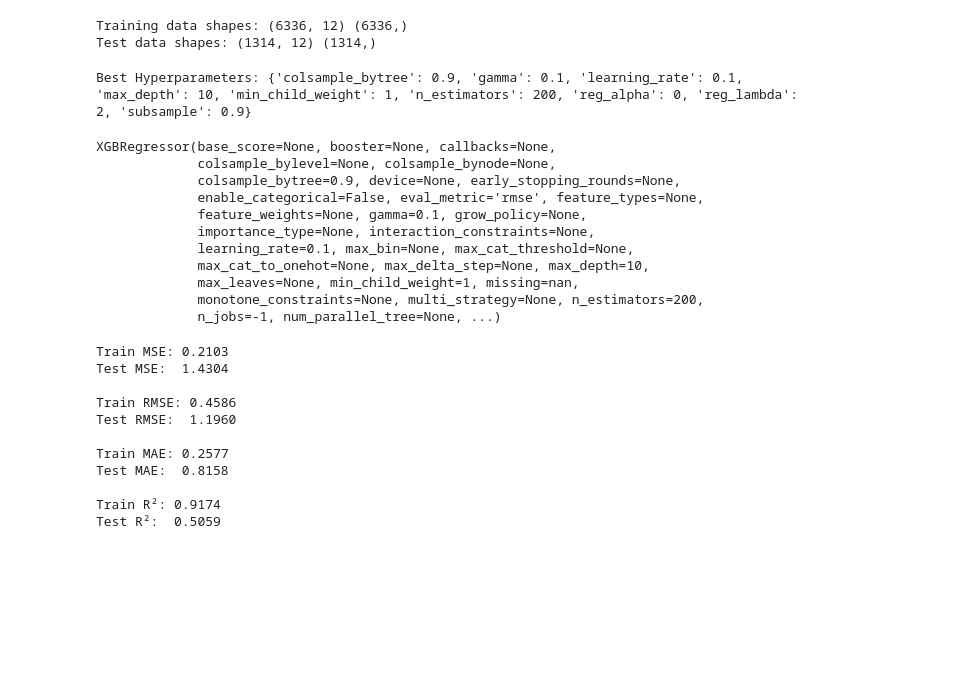
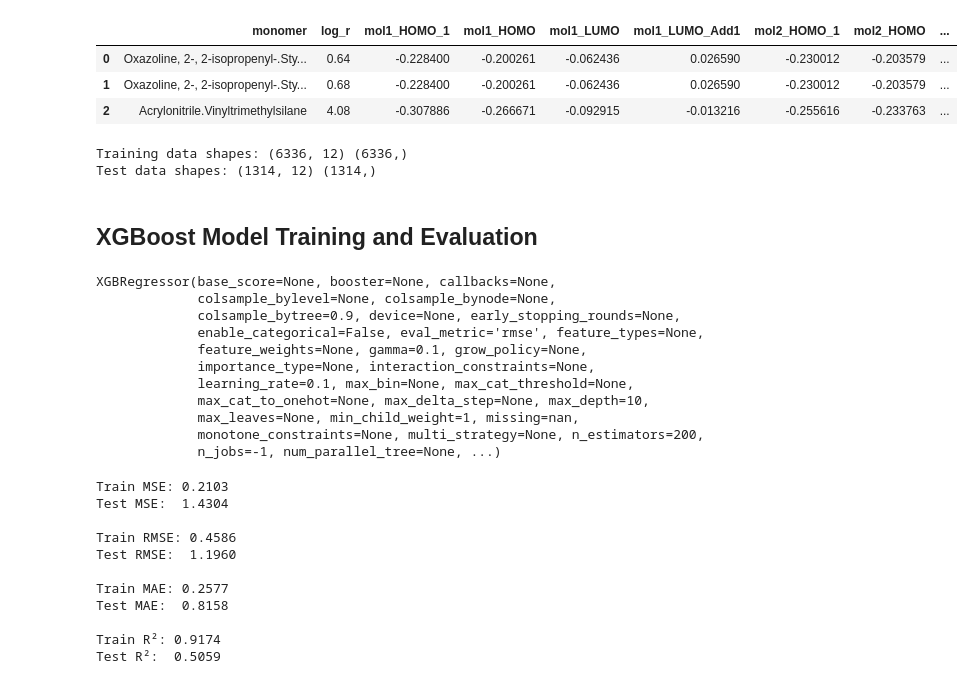
Before and after one commit to Jingdan-Chen/shap_tutorial, a Jupyter notebook: tutorial.ipynb, the cells around one changed output. Cells and saved outputs as stored; diff of their text form; code cells hidden in the pictures; blank space fills up the shorter version.

```diff
--- a/tutorial.ipynb
+++ b/tutorial.ipynb
@@ -31,3 +68,10 @@ Test data shape: (1314, 14)
+# %%
+training_worksheet.head(3)
+# %% [output]
+|  | monomer | log_r | mol1_HOMO_1 | mol1_HOMO | mol1_LUMO | mol1_LUMO_Add1 | mol2_HOMO_1 | mol2_HOMO | ... |
+| 0 | Oxazoline, 2-, 2-isopropenyl-.Sty... | 0.64 | -0.228400 | -0.200261 | -0.062436 | 0.026590 | -0.230012 | -0.203579 | ... |
+| 1 | Oxazoline, 2-, 2-isopropenyl-.Sty... | 0.68 | -0.228400 | -0.200261 | -0.062436 | 0.026590 | -0.230012 | -0.203579 | ... |
+| 2 | Acrylonitrile.Vinyltrimethylsilane | 4.08 | -0.307886 | -0.266671 | -0.092915 | -0.013216 | -0.255616 | -0.233763 | ... |
 # %%
 X_train, y_train = training_worksheet.iloc[:, 2:], training_worksheet.iloc[:, 1]
 X_test, y_test = test_worksheet.iloc[:, 2:], test_worksheet.iloc[:, 1]
@@ -47,13 +91,15 @@ X_test = X_test_scaled
 
 y_train_log = np.log(y_train)
 y_test_log = np.log(y_test)
+# %% [markdown]
+## XGBoost Model Training and Evaluation
 # %%
 import xgboost as xgb
 from xgboost import XGBRegressor
 from sklearn.model_selection import GridSearchCV
 from sklearn.metrics import mean_squared_error, mean_absolute_error, r2_score
 
-
+#
 best_params = {'colsample_bytree': 0.9,
   'gamma': 0.1,
   'learning_rate': 0.1,
@@ -64,9 +110,6 @@ best_params = {'colsample_bytree': 0.9,
   'reg_lambda': 2,
   'subsample': 0.9}
 
-
-
-print("\nBest Hyperparameters:", best_params)
 best_xgb_model = XGBRegressor(
     random_state=random_state,
     objective='reg:squarederror',
@@ -77,15 +120,14 @@ best_xgb_model = XGBRegressor(
 
 best_xgb_model.fit(X_train, y_train_log)
 # %% [output]
-Best Hyperparameters: {'colsample_bytree': 0.9, 'gamma': 0.1, 'learning_rate': 0.1, 'max_depth': 10, 'min_child_weight': 1, 'n_estimators': 200, 'reg_alpha': 0, 'reg_lambda': 2, 'subsample': 0.9}
+XGBRegressor(base_score=None, booster=None, callbacks=None,
+             colsample_bylevel=None, colsample_bynode=None,
+             colsample_bytree=0.9, device=None, early_stopping_rounds=None,
+             enable_categorical=False, eval_metric='rmse', feature_types=None,
+             feature_weights=None, gamma=0.1, grow_policy=None,
+             importance_type=None, interaction_constraints=None,
+             learning_rate=0.1, max_bin=None, max_cat_threshold=None,
+             max_cat_to_onehot=None, max_delta_step=None, max_depth=10,
+             max_leaves=None, min_child_weight=1, missing=nan,
+             monotone_constraints=None, multi_strategy=None, n_estimators=200,
+             n_jobs=-1, num_parallel_tree=None, ...)
-XGBRegressor(base_score=None, booster=None, callbacks=None,
-             colsample_bylevel=None, colsample_bynode=None,
-             colsample_bytree=0.9, device=None, early_stopping_rounds=None,
-             enable_categorical=False, eval_metric='rmse', feature_types=None,
-             feature_weights=None, gamma=0.1, grow_policy=None,
-             importance_type=None, interaction_constraints=None,
-             learning_rate=0.1, max_bin=None, max_cat_threshold=None,
-             max_cat_to_onehot=None, max_delta_step=None, max_depth=10,
-             max_leaves=None, min_child_weight=1, missing=nan,
-             monotone_constraints=None, multi_strategy=None, n_estimators=200,
-             n_jobs=-1, num_parallel_tree=None, ...)
```
Also changed, not shown: parts of 21 cells of this notebook.
